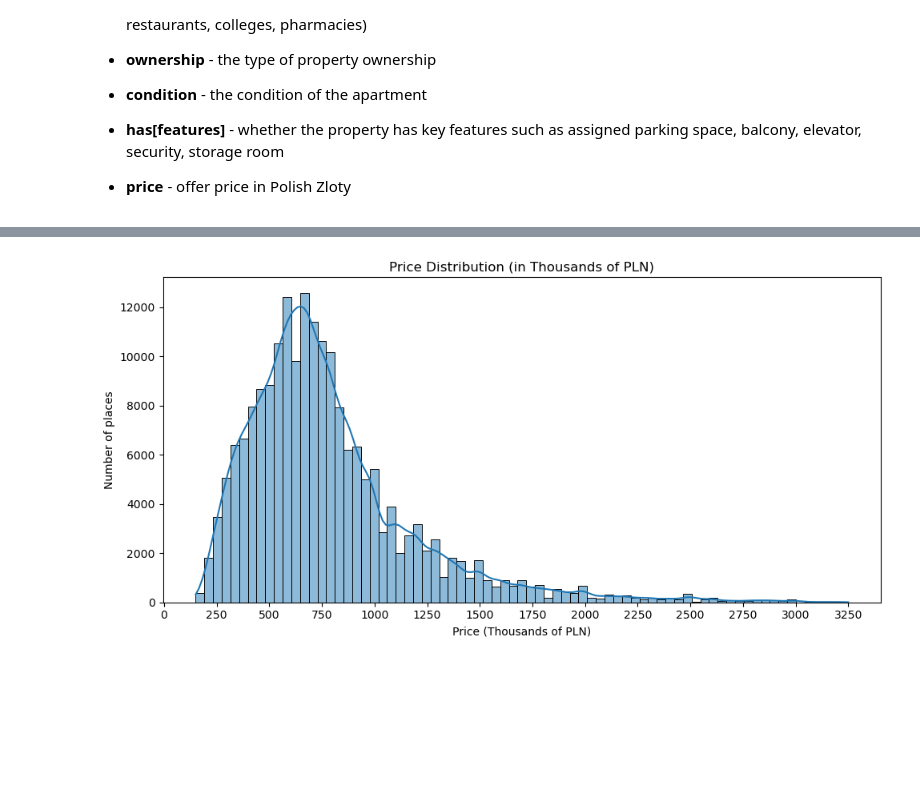
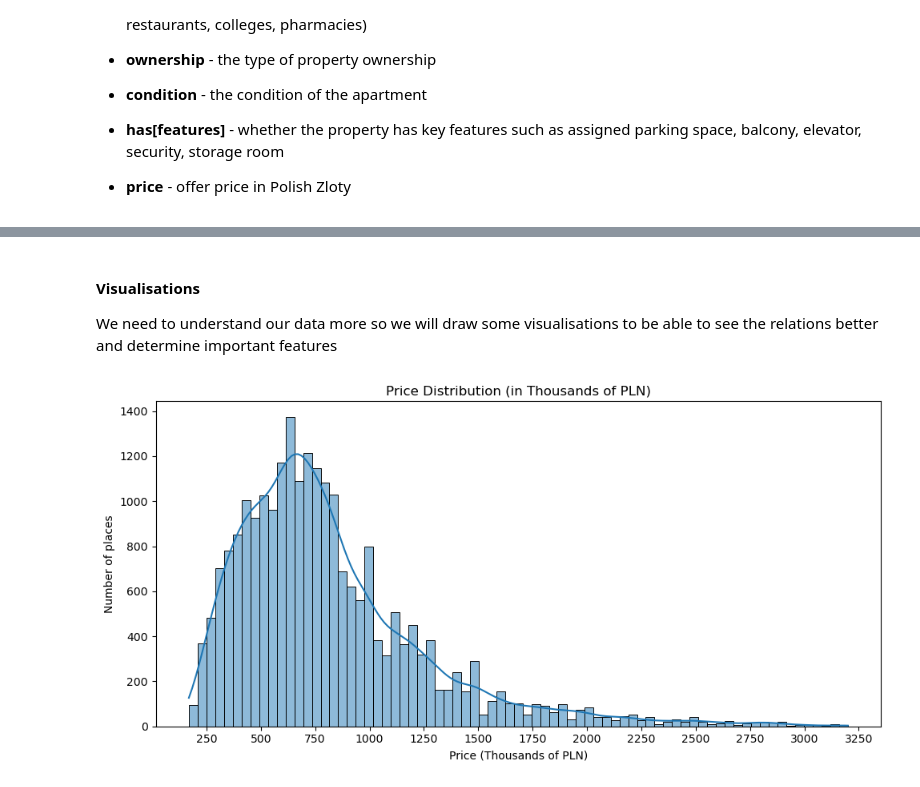
Before and after one commit to kab-43/ml_project, a Jupyter notebook: notebook.ipynb, the cells around one changed output, grey strips where cells are left out. Saved outputs shown, nothing was run; the diff lists cells and outputs as text; code cells hidden in the pictures; blank space fills up the shorter version.

Commit message:
this is my part done, data is cleaned from NaN and scaled so all pre-processing is done

```diff
--- a/notebook.ipynb
+++ b/notebook.ipynb
@@ -139 +125,3 @@ dtype: int64
+# %%
+df.dropna(inplace=True)
 # %% [markdown]
@@ -144,0 +133,12 @@ We can use either one-hot encoding or label encoding but we go with label encodi
+# %%
+categorical_columns = [
+    'city', 'type', 'ownership', 'condition', 'buildingMaterial',
+    'hasElevator', 'hasBalcony', 'hasParkingSpace', 'hasSecurity',
+    'hasStorageRoom'  # Add or remove based on your dataset
+]
+
+# Loop through them and print unique values and counts
+for col in categorical_columns:
+    print(f"Unique values and counts for column '{col}':")
+    print(df[col].value_counts(dropna=False))  # Include NaNs if needed
+    print("-" * 50)
@@ -145,14 +179,36 @@ We can use either one-hot encoding or label encoding but we go with label encodi
+# %%
+label_encode_cols = ['city', 'type', 'ownership']
+one_hot_encode_cols = [
+    'condition', 'buildingMaterial', 'hasElevator', 'hasBalcony',
+    'hasParkingSpace', 'hasSecurity', 'hasStorageRoom'
+]
+
+# Make a copy in case we need the original
+df_encoded = df.copy()
+
+## Label Encoding
+label_encoders = {}
+
+for col in label_encode_cols:
+    le = LabelEncoder()
+    df_encoded[col] = le.fit_transform(df_encoded[col])
+    label_encoders[col] = le
+
+## One-hot Encoding
+df_encoded = pd.get_dummies(df_encoded, columns=one_hot_encode_cols, drop_first=True)
+# %% [markdown]
+#### Visualisations
+
+We need to understand our data more so we will draw some visualisations to be able to see the relations better and determine important features
 # %%
-
-
 plt.figure(figsize=(10, 5))
-sns.histplot(df['price'] / 1000, bins=75, kde=True)
+sns.histplot(df_encoded['price'] / 1000, bins=75, kde=True)
 plt.title('Price Distribution (in Thousands of PLN)')
 plt.xlabel('Price (Thousands of PLN)')
 plt.ylabel('Number of places')
 plt.gca().xaxis.set_major_locator(MultipleLocator(250))
 plt.tight_layout()
 plt.show()
 # %% [output]
-[figure, old version]
+[figure, new version]
 # %%
```
Also changed, not shown: parts of 27 cells of this notebook, 1 other file.
